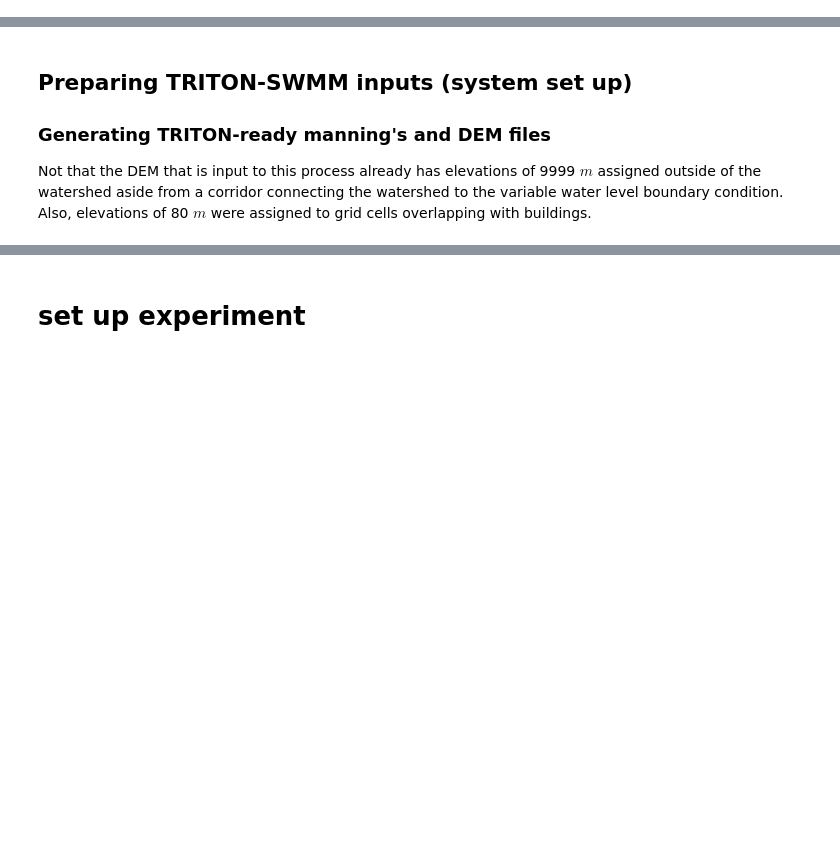
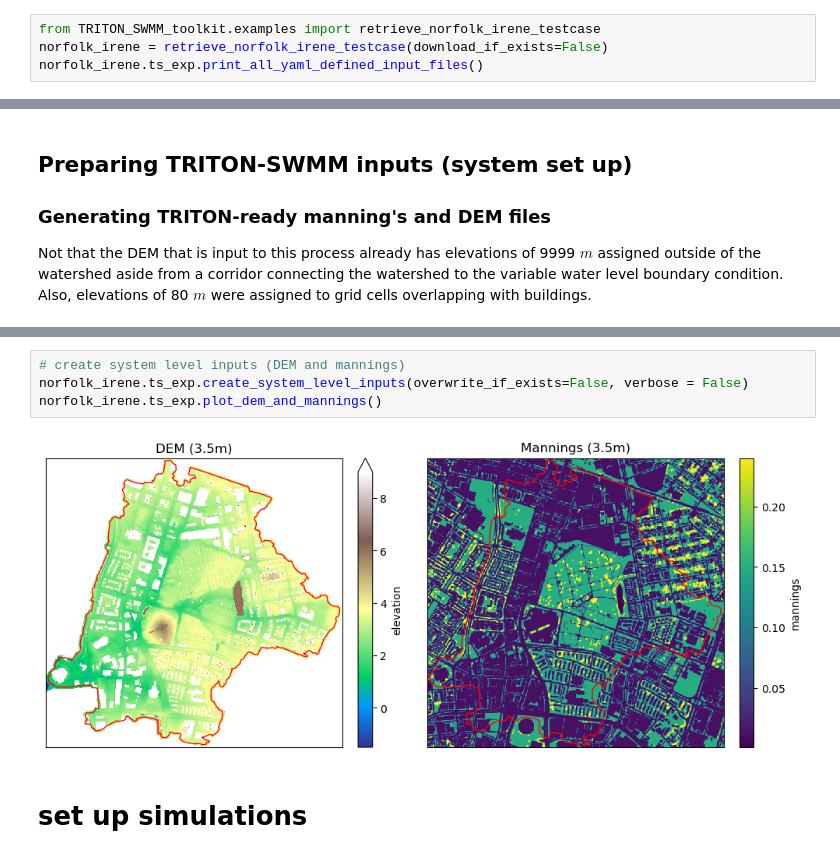
Before and after one commit to lassiterdc/hhemt, a Jupyter notebook: docs/running a simulation.ipynb, the cells around one changed output, grey strips where cells are left out. Cells and saved outputs as stored; diff of their text form; blank space fills up the shorter version.

Commit message:
improve file system, work back through reprex, and improve visualization of folder structure and logging

```diff
--- a/docs/running a simulation.ipynb
+++ b/docs/running a simulation.ipynb
@@ -30,0 +8,4 @@ cfg_system.display_tabulate_cfg()
+# %%
+from TRITON_SWMM_toolkit.examples import retrieve_norfolk_irene_testcase
+norfolk_irene = retrieve_norfolk_irene_testcase(download_if_exists=False)
+norfolk_irene.ts_exp.print_all_yaml_defined_input_files()
@@ -71,2 +35,8 @@ array([<Axes: title={'center': 'full res mannings'}>,
+# %%
+# create system level inputs (DEM and mannings)
+norfolk_irene.ts_exp.create_system_level_inputs(overwrite_if_exists=False, verbose = False)
+norfolk_irene.ts_exp.plot_dem_and_mannings()
+# %% [output]
+[figure, added]
 # %% [markdown]
-#  set up experiment
+#  set up simulations
```
Also changed, not shown: parts of 13 cells of this notebook, 11 other files.
